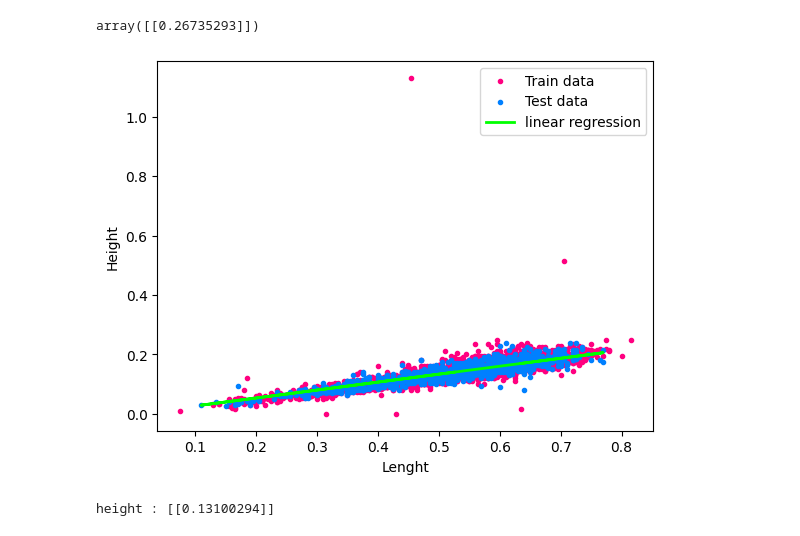
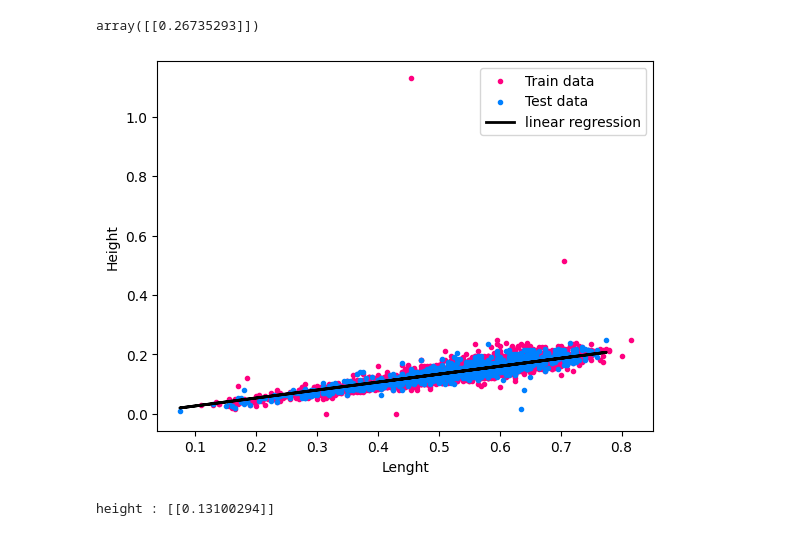
Before and after one commit to KhadijehValipour/MachineLearning8, a Jupyter notebook: abalone.ipynb, the cells around one changed output. Drawn from its saved outputs; the diff is of its cells as text; code cells hidden in the pictures.

```diff
--- a/abalone.ipynb
+++ b/abalone.ipynb
@@ -100,17 +100,17 @@ W
 # %% [output]
 array([[0.26735293]])
 # %%
-Y_pred = X_test * W
+Y_pred = X_test @ W
 # %%
 plt.scatter(X_train , Y_train , marker='.' , c='#ff0080')
 plt.scatter(X_test , Y_test , marker ='.' , c='#0080ff')
-plt.plot(X_test , Y_pred , color = '#00ff00' , lw =2)
+plt.plot(X_test , Y_pred , color = 'black' , lw =2)
 plt.xlabel("Lenght")
 plt.ylabel("Height")
 plt.legend(["Train data" , "Test data" , "linear regression"])
 plt.show()
 # %% [output]
-[figure, old version]
+[figure, new version]
 # %%
 X_test = 0.49 # length
 y_pred = W * X_test
```
Also changed, not shown: 5 other files.
